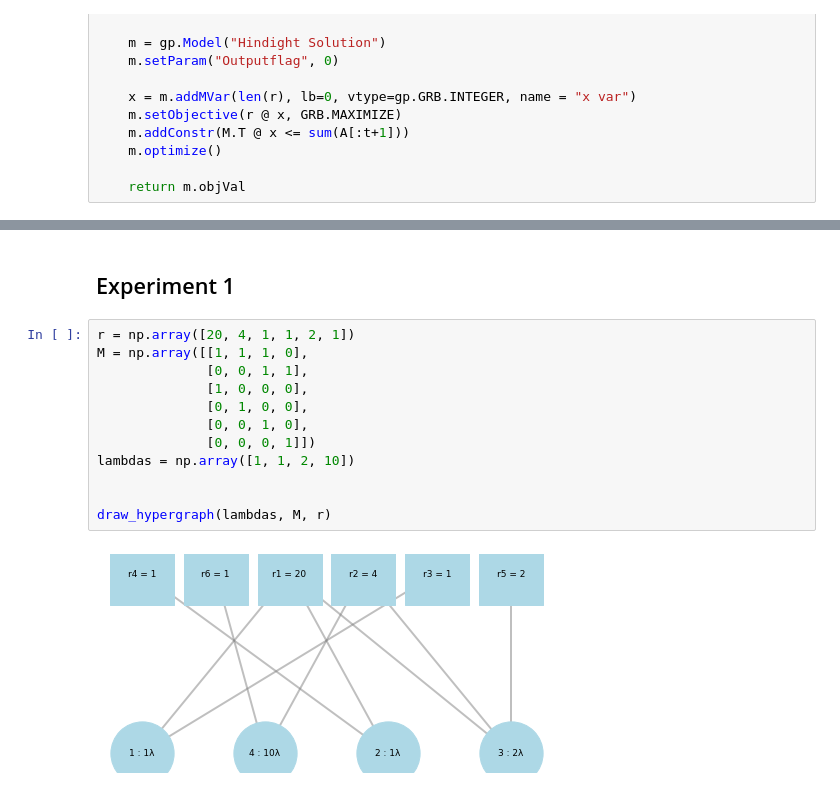
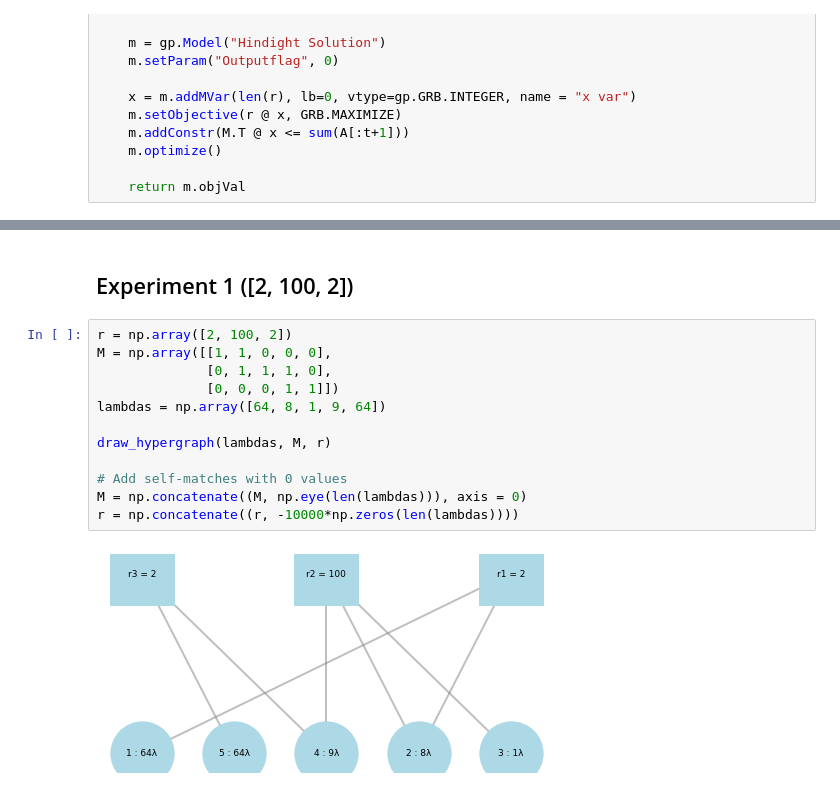
Before and after one commit to bayzhan8/dynamic-matching-policies, a Jupyter notebook: primal-dual.ipynb, the cells around one changed output, grey strips where cells are left out. Saved outputs shown, nothing was run; the diff lists cells and outputs as text.

```diff
--- a/primal-dual.ipynb
+++ b/primal-dual.ipynb
@@ -342,21 +348,21 @@ def primal_dual(lambdas, M, r, T = 500):
 
     return A, X, Y, Deltas, I
 # %% [markdown]
-## Experiment 1
+## Experiment 1 ([2, 100, 2])
 # %%
-r = np.array([20, 4, 1, 1, 2, 1])
-M = np.array([[1, 1, 1, 0],
-              [0, 0, 1, 1],
-              [1, 0, 0, 0],
-              [0, 1, 0, 0],
-              [0, 0, 1, 0],
-              [0, 0, 0, 1]])
-lambdas = np.array([1, 1, 2, 10])
-
+r = np.array([2, 100, 2])
+M = np.array([[1, 1, 0, 0, 0],
+              [0, 1, 1, 1, 0],
+              [0, 0, 0, 1, 1]])
+lambdas = np.array([64, 8, 1, 9, 64])
 
 draw_hypergraph(lambdas, M, r)
+
+# Add self-matches with 0 values
+M = np.concatenate((M, np.eye(len(lambdas))), axis = 0)
+r = np.concatenate((r, -10000*np.zeros(len(lambdas))))
 # %% [output]
-[figure, old version]
+[figure, new version]
 # %%
 A, X, Y, Deltas, I = primal_dual(lambdas, M, r, T = 5000)
 # %% [output]
```
Also changed, not shown: parts of 14 cells of this notebook, 2 other files.
